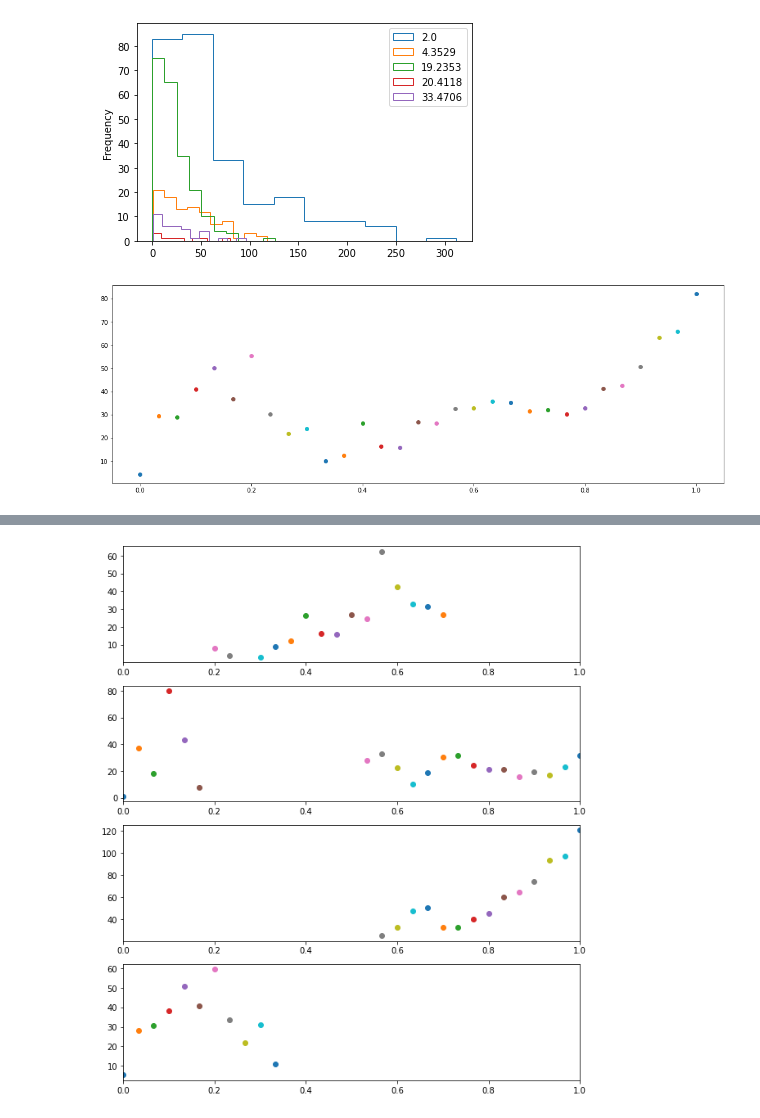
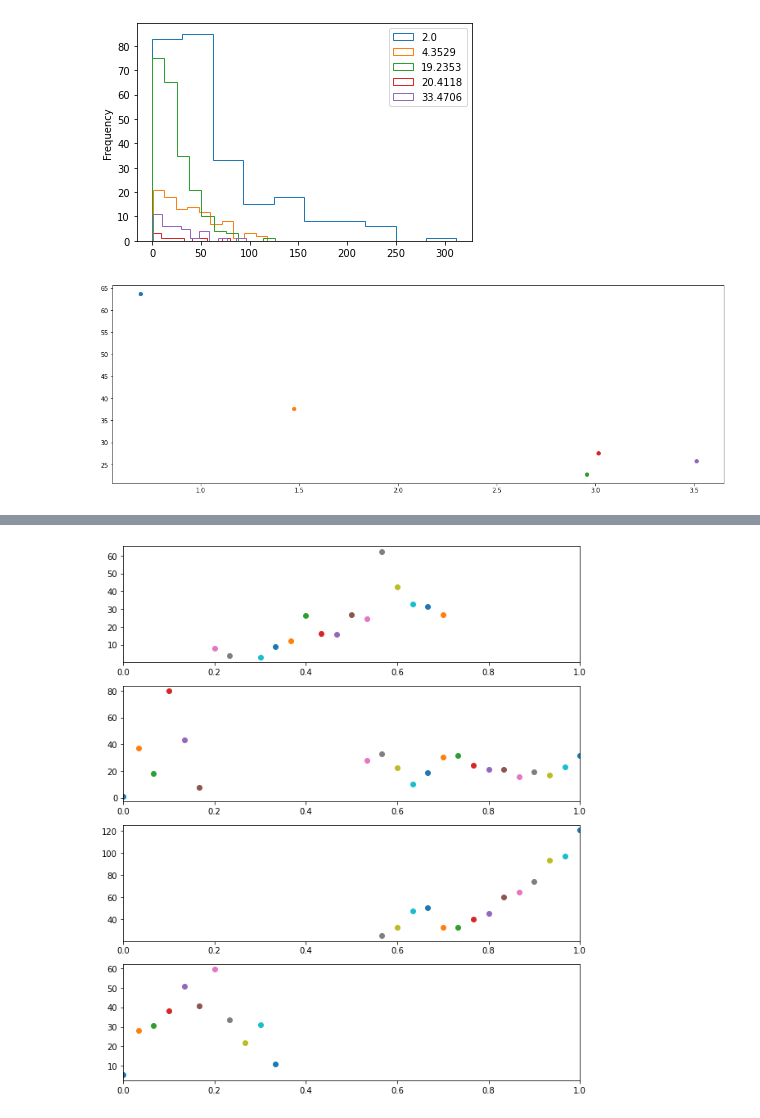
Before and after one commit to hyunjimoon/defense-reliability, a Jupyter notebook: poisson/workflow.ipynb, the cells around one changed output, grey strips where cells are left out. Cells and saved outputs as stored; diff of their text form; code cells hidden in the pictures.

```diff
--- a/poisson/workflow.ipynb
+++ b/poisson/workflow.ipynb
@@ -128,10 +128,10 @@ for disp in sorted(list(np.unique(relative_displacement_data))):
 [figure]
 # %%
 fig, ax = plt.subplots(figsize=(18,6))
-yplot_val = ship_age_data
+yplot_val = np.log(relative_displacement_data)
 for disp in sorted(list(np.unique(yplot_val))):
     ax.scatter(disp, np.mean(y_data[yplot_val == disp]), label=disp)
 
 #ax.legend()
 # %% [output]
-[figure, old version]
+[figure, new version]
```
Also changed, not shown: parts of 25 cells of this notebook, 4 other files.
